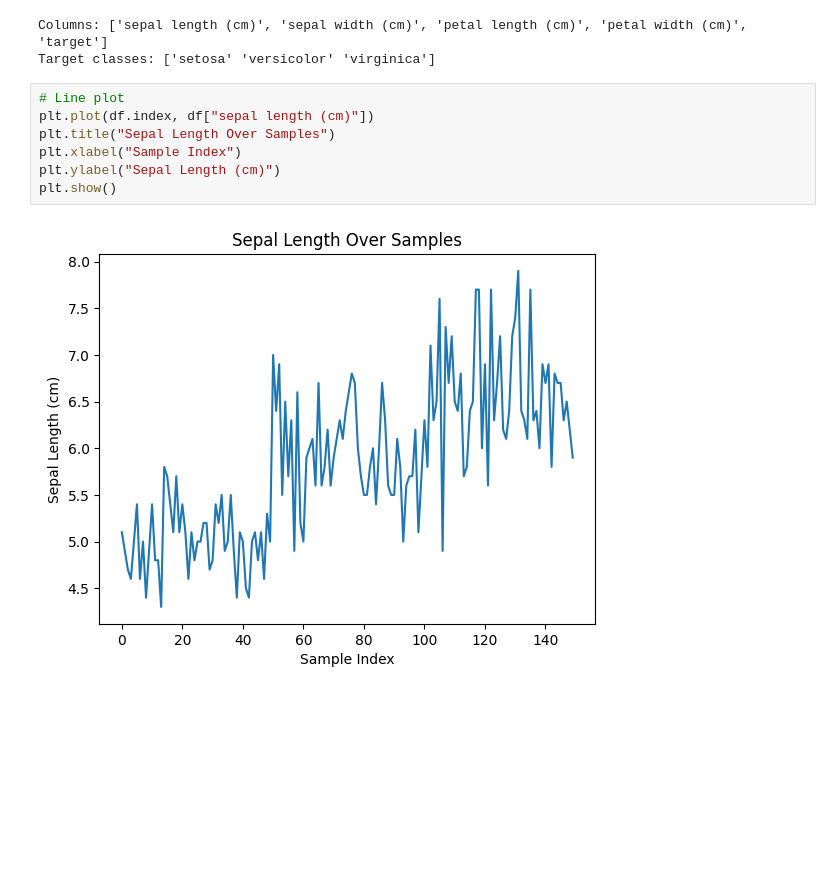
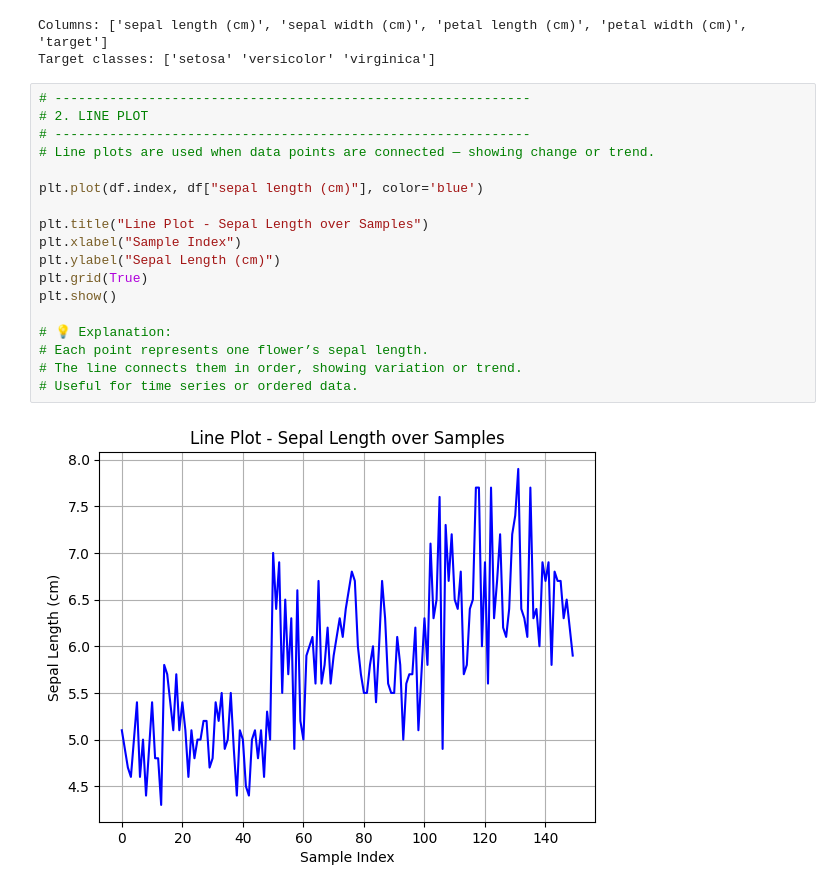
Before and after one commit to MSD-0007/Data-Visualization-4thSem, a Jupyter notebook: plots.ipynb, the cells around one changed output. Cells and saved outputs as stored; diff of their text form; blank space fills up the shorter version.

```diff
--- a/plots.ipynb
+++ b/plots.ipynb
@@ -43,11 +43,22 @@ Dataset preview:
 Columns: ['sepal length (cm)', 'sepal width (cm)', 'petal length (cm)', 'petal width (cm)', 'target']
 Target classes: ['setosa' 'versicolor' 'virginica']
 # %%
-# Line plot
-plt.plot(df.index, df["sepal length (cm)"])
-plt.title("Sepal Length Over Samples")
+# -------------------------------------------------------------
+# 2. LINE PLOT
+# -------------------------------------------------------------
+# Line plots are used when data points are connected — showing change or trend.
+
+plt.plot(df.index, df["sepal length (cm)"], color='blue')
+
+plt.title("Line Plot - Sepal Length over Samples")
 plt.xlabel("Sample Index")
 plt.ylabel("Sepal Length (cm)")
+plt.grid(True)
 plt.show()
+
+# 💡 Explanation:
+# Each point represents one flower’s sepal length.
+# The line connects them in order, showing variation or trend.
+# Useful for time series or ordered data.
 # %% [output]
-[figure, old version]
+[figure, new version]
```
Also changed, not shown: parts of 5 cells of this notebook.
